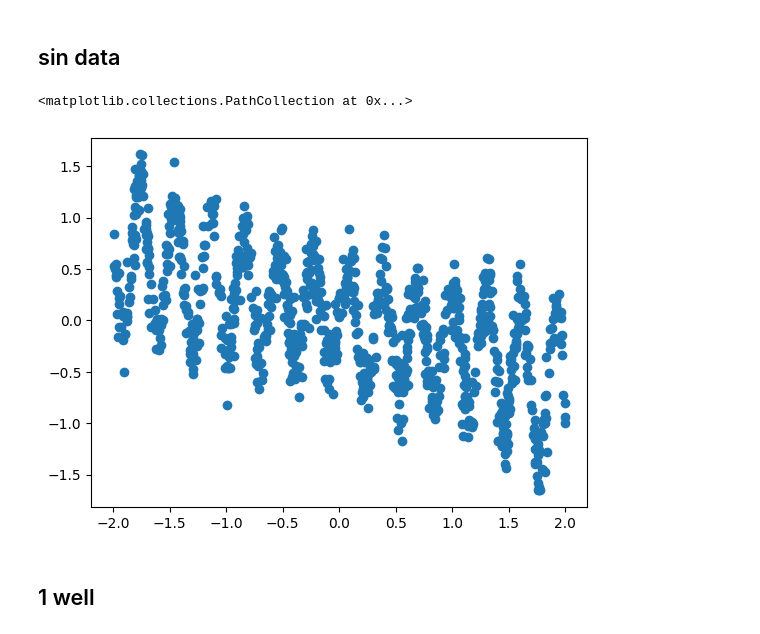
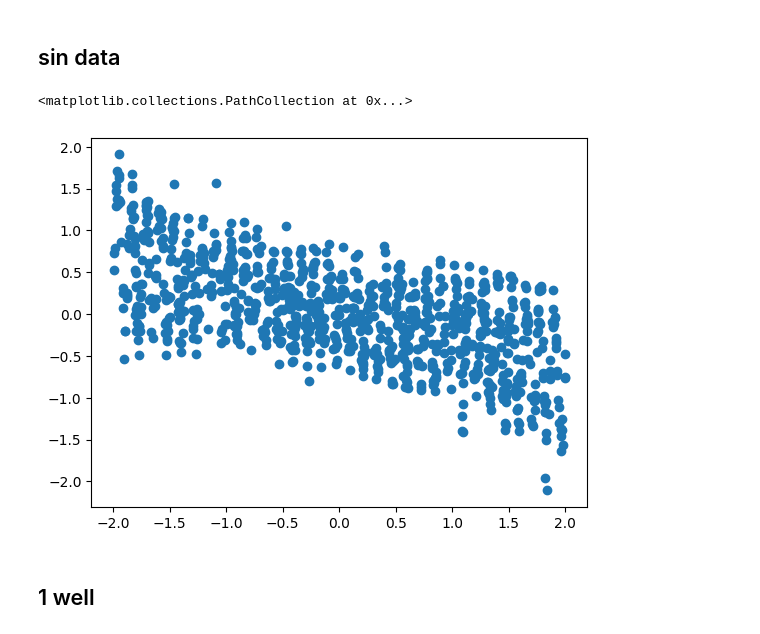
Before and after one commit to liuqingyang27/Detecting-Model-Misspecification-via-VGD, a Jupyter notebook: different dimension fig sine.ipynb, the cells around one changed output. Saved outputs shown, nothing was run; the diff lists cells and outputs as text; code cells hidden in the pictures.

```diff
--- a/different dimension fig sine.ipynb
+++ b/different dimension fig sine.ipynb
@@ -61,7 +65,7 @@ def sin_inverse(x):
 
 f_jit = jit(f)
 
-a = jnp.array([-1, 1, -1, 1, -1, 1, -1, 1, -1, 1, -1, 1, -1, 1, -1, 1, -1, 1, -1, 1, -1, 1, -1, 1, -1, 1, -1, 1, -1, 1, -1])
+a = jnp.tile(jnp.array([-1, 1]), 25)
 
 
 sigma = 0.2
@@ -72,6 +76,7 @@ sine_model_6 = model(sigma, f_jit, theta_dim=7)
 sine_model_10 = model(sigma, f_jit, theta_dim=10)
 sine_model_11 = model(sigma, f_jit, theta_dim=12)
 sine_model_20 = model(sigma, f_jit, theta_dim=20)
+sine_model_50 = model(sigma, f_jit, theta_dim=50)
 
 
 theta_1 = a[0:1]
@@ -81,6 +86,7 @@ theta_6 = a[0:7]
 theta_10 = a[0:10]
 theta_11 = a[0:12]
 theta_20 = a[0:20]
+theta_50 = a[0:50]
 
 n_data = 1000
 key = random.PRNGKey(10)
@@ -91,13 +97,14 @@ data_5_m = sine_model_6.generate_data(n_data, theta_6, x_max=2.0, x_min=-2.0, ke
 data_10_w = sine_model_10.generate_data(n_data, theta_10, x_max=2.0, x_min=-2.0, key=key)
 data_10_m = sine_model_11.generate_data(n_data, theta_11, x_max=2.0, x_min=-2.0, key=key)
 data_20_w = sine_model_20.generate_data(n_data, theta_20, x_max=2.0, x_min=-2.0, key=key)
+data_50_w = sine_model_50.generate_data(n_data, theta_50, x_max=2.0, x_min=-2.0, key=key)
 
 data_inverse = (data_1_w[0], sin_inverse(data_1_w[0])+0.2*random.normal(key, shape=data_1_w[1].shape))
 # %%
-plt.scatter(*data_20_w)
+plt.scatter(*data_50_w)
 # %% [output]
 <matplotlib.collections.PathCollection at 0x...>
-[figure, old version]
+[figure, new version]
 # %% [markdown]
 ## 1 well
 # %%
```
Also changed, not shown: parts of 34 cells of this notebook, 2 other files.
